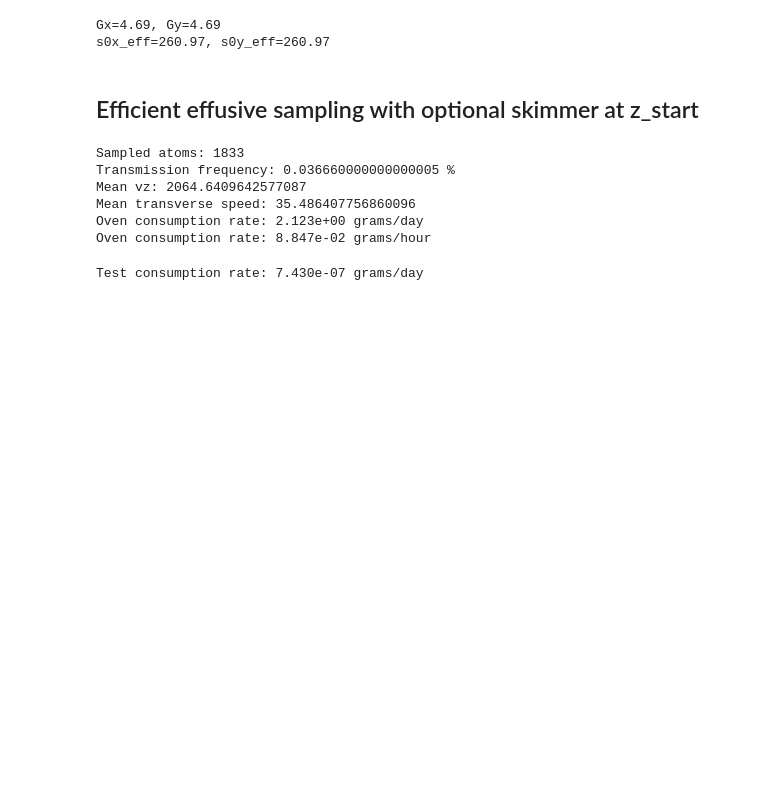
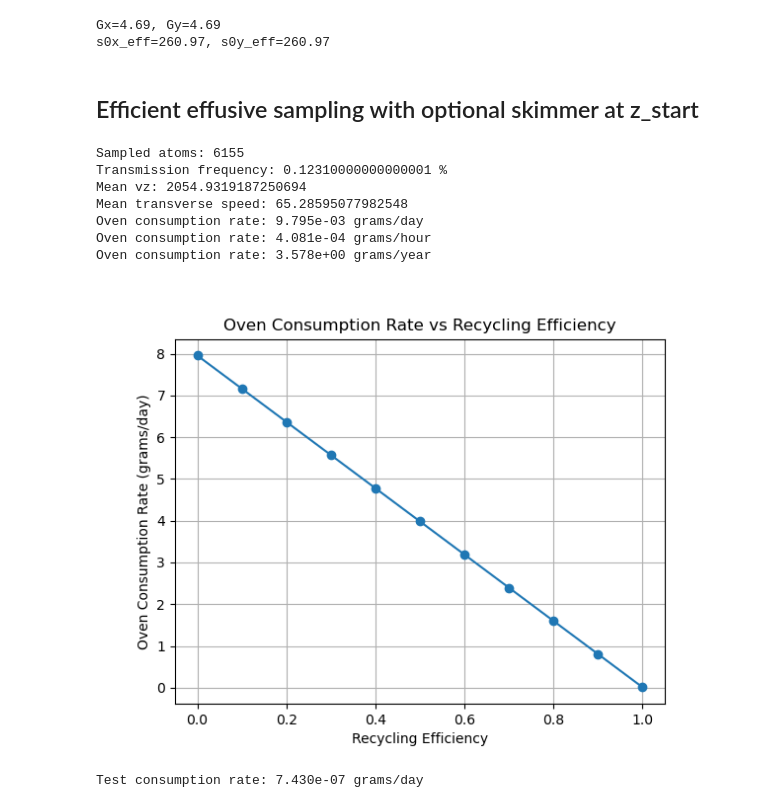
Before and after one commit to Pigg35/Lithium-6-Beamline, a Jupyter notebook: compact_li6_cooling_opt.ipynb, the cells around one changed output. Drawn from its saved outputs; the diff is of its cells as text; code cells hidden in the pictures; blank space fills up the shorter version.

```diff
--- a/compact_li6_cooling_opt.ipynb
+++ b/compact_li6_cooling_opt.ipynb
@@ -52,8 +52,8 @@ Imports and constants loaded.
 
 ## User parameters (edit here)
 # %%
-# cfg = cool.SourceConfig(tube_length=0.1, tube_radius=0.004/2)
-cfg = cool.SourceConfig()
+cfg = cool.SourceConfig(tube_length=0.1, tube_radius=0.007/2)
+# cfg = cool.SourceConfig()
 print(f"SourceConfig created: {cfg}")
 # %% [output]
 SourceConfig created: SourceConfig(N_atoms=5000000, isotope='Li-6', mass=9.988142485598999e-27, lambda0=6.70977e-07, k=9364233.50901683, Gamma=36882297.753144175, Isat_mW_cm2=2.54, Isat=25.4, T_oven_C ...
@@ -95,22 +95,28 @@ s0x_eff=260.97, s0y_eff=260.97
 # %%
 # This creates the distribution of atoms exiting the tube, including their positions and velocities, to use in the cooling and MOT sims
 beam_exiting_tube = cool.sample_effusive_beam(cfg)
 print("Sampled atoms:", len(beam_exiting_tube["x"]))
 print("Transmission frequency:", len(beam_exiting_tube["x"])/cfg.N_atoms * 100, "%")
 print("Mean vz:", beam_exiting_tube["vz"].mean())
 print("Mean transverse speed:", np.sqrt(beam_exiting_tube["vx"]**2 + beam_exiting_tube["vy"]**2).mean())
 
 # Calculate the oven consumption
-consumption_rates = cool.oven_consumption_rate(beam_exiting_tube, cfg, recycling_efficiency=0.0)
+consumption_rates = cool.oven_consumption_rate(beam_exiting_tube, cfg, recycling_efficiency=1.0)
 print(f"Oven consumption rate: {consumption_rates['consumption_rate_grams_per_day']:.3e} grams/day")
 print(f"Oven consumption rate: {consumption_rates['consumption_rate_grams_per_hour']:.3e} grams/hour")
+print(f"Oven consumption rate: {consumption_rates['consumption_rate_grams_per_year']:.3e} grams/year")
+
+recycling_efficiencies = np.linspace(0, 1, 11)
+cool.plot_consumptions(beam_exiting_tube, cfg, recycling_efficiencies=recycling_efficiencies)
 # %% [output]
-Sampled atoms: 1833
-Transmission frequency: 0.036660000000000005 %
-Mean vz: 2064.6409642577087
-Mean transverse speed: 35.486407756860096
-Oven consumption rate: 2.123e+00 grams/day
-Oven consumption rate: 8.847e-02 grams/hour
+Sampled atoms: 6155
+Transmission frequency: 0.12310000000000001 %
+Mean vz: 2054.9319187250694
+Mean transverse speed: 65.28595077982548
+Oven consumption rate: 9.795e-03 grams/day
+Oven consumption rate: 4.081e-04 grams/hour
+Oven consumption rate: 3.578e+00 grams/year
+[figure, added]
 # %%
 test = 8.61e17 # atoms/s
 # convert to grams/day
```
Also changed, not shown: 2 other files.
